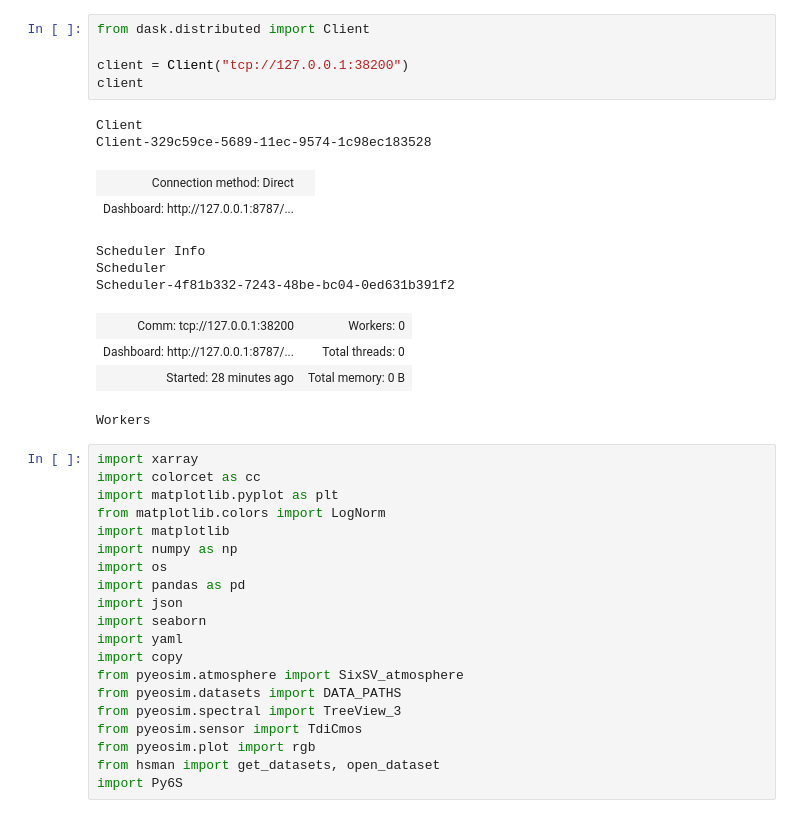
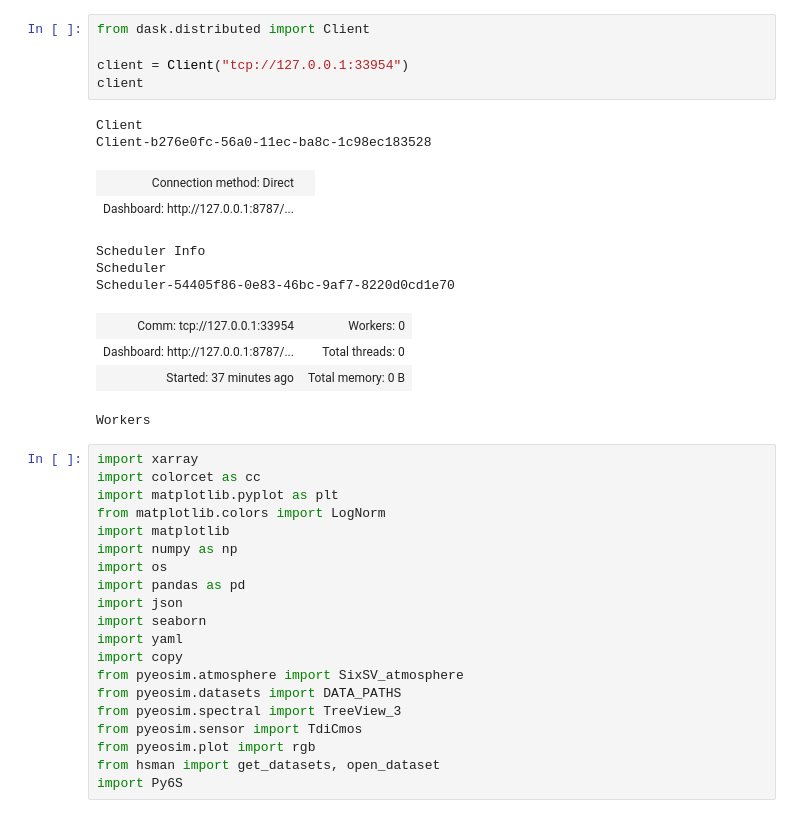
Before and after one commit to joe-fennell/pyeosim, a Jupyter notebook: Simulated_dataset_generation.ipynb, the cells around one changed output. Cells and saved outputs as stored; diff of their text form.

```diff
--- a/Simulated_dataset_generation.ipynb
+++ b/Simulated_dataset_generation.ipynb
@@ -1,20 +1,20 @@
-# %%
-from dask.distributed import Client
-
-client = Client("tcp://127.0.0.1:38200")
-client
-# %% [output]
-Client
-Client-329c59ce-5689-11ec-9574-1c98ec183528
-| Connection method: Direct |  |
-| Dashboard: http://127.0.0.1:8787/... |  |
-Scheduler Info
-Scheduler
-Scheduler-4f81b332-7243-48be-bc04-0ed631b391f2
-| Comm: tcp://127.0.0.1:38200 | Workers: 0 |
-| Dashboard: http://127.0.0.1:8787/... | Total threads: 0 |
-| Started: 28 minutes ago | Total memory: 0 B |
-Workers
+# %%
+from dask.distributed import Client
+
+client = Client("tcp://127.0.0.1:33954")
+client
+# %% [output]
+Client
+Client-b276e0fc-56a0-11ec-ba8c-1c98ec183528
+| Connection method: Direct |  |
+| Dashboard: http://127.0.0.1:8787/... |  |
+Scheduler Info
+Scheduler
+Scheduler-54405f86-0e83-46bc-9af7-8220d0cd1e70
+| Comm: tcp://127.0.0.1:33954 | Workers: 0 |
+| Dashboard: http://127.0.0.1:8787/... | Total threads: 0 |
+| Started: 37 minutes ago | Total memory: 0 B |
+Workers
 # %%
 import xarray
 import colorcet as cc
```
Also changed, not shown: parts of 3 cells of this notebook, 7 other files.
